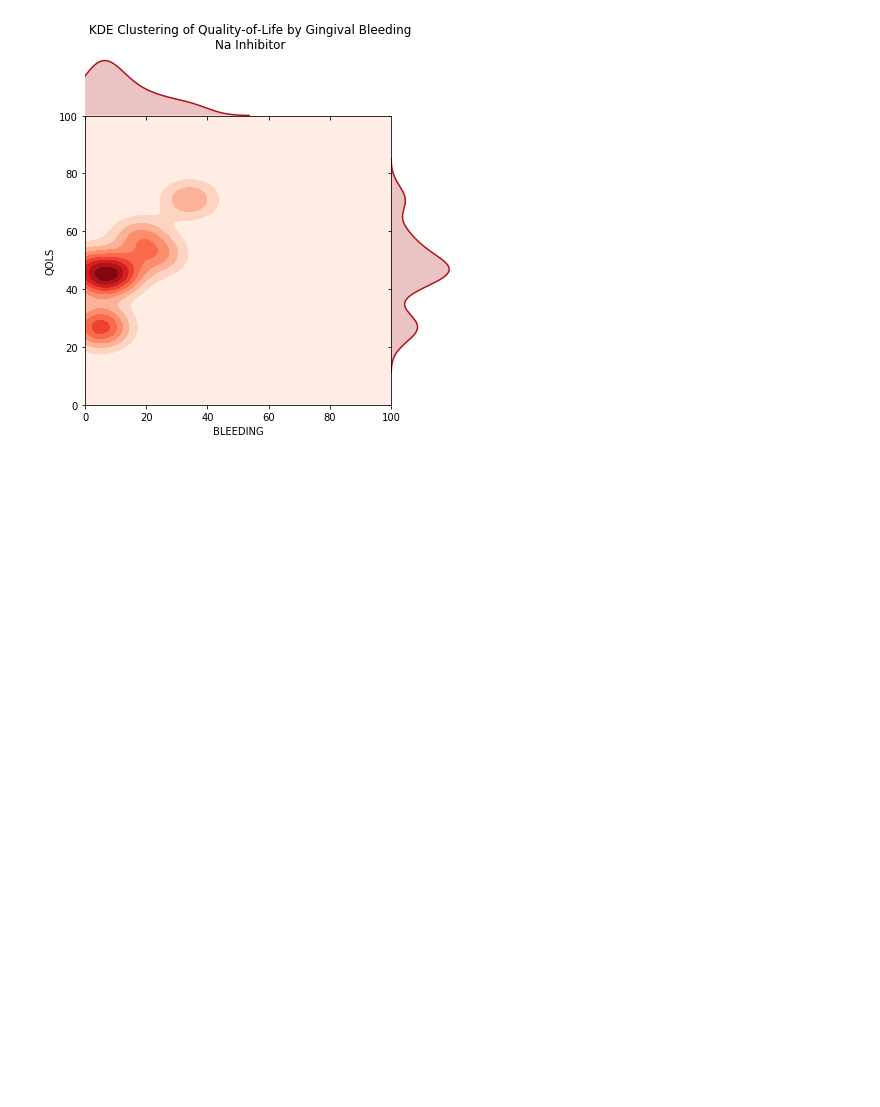
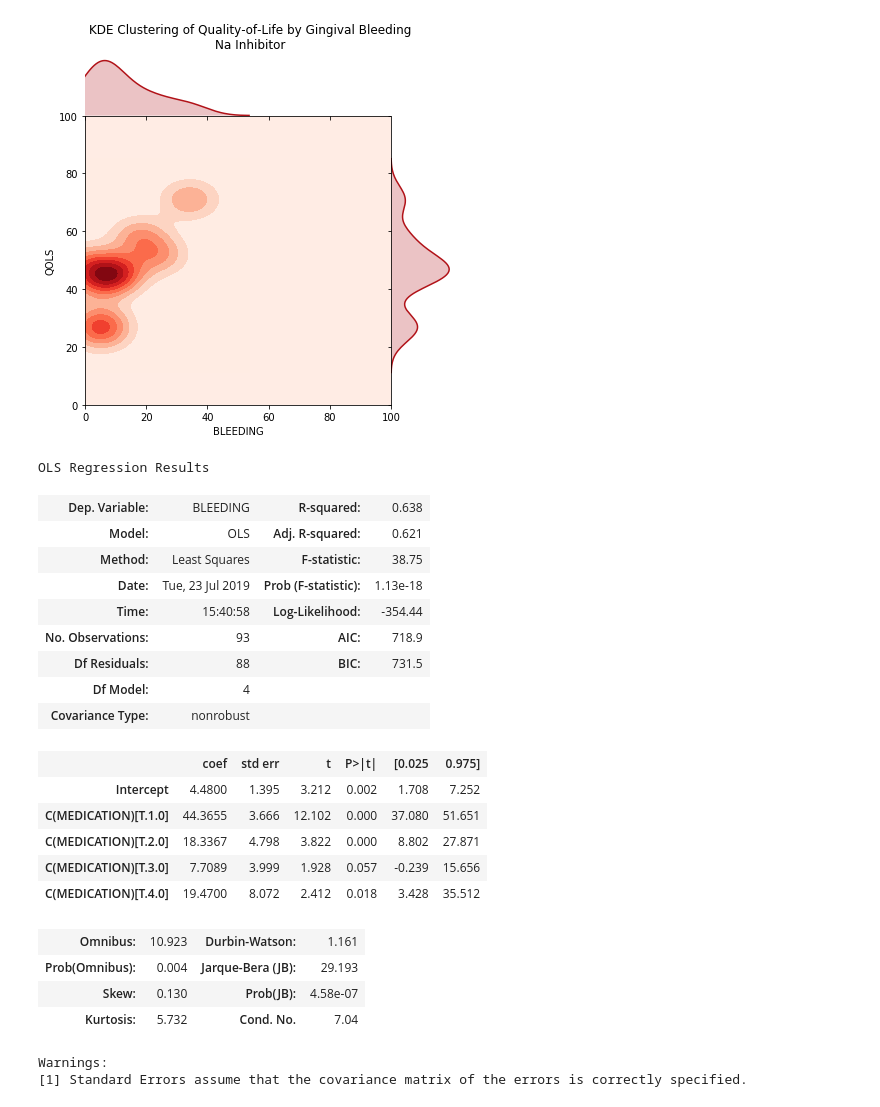
Before and after one commit to rjeveloff/JCVI_PalsyAnalysis, a Jupyter notebook: Notebooks/OtherAnalysis.ipynb, the cells around one changed output. Cells and saved outputs as stored; diff of their text form; code cells hidden in the pictures; blank space fills up the shorter version.

```diff
--- a/Notebooks/OtherAnalysis.ipynb
+++ b/Notebooks/OtherAnalysis.ipynb
@@ -122,3 +122,28 @@ for med_type in range(0,4):
 [figure]
 [figure]
 [figure]
+# %%
+smf.ols('BLEEDING ~ C(MEDICATION)', data).fit().summary()
+# %% [output]
+OLS Regression Results
+| Dep. Variable: | BLEEDING | R-squared: | 0.638 |
+| Model: | OLS | Adj. R-squared: | 0.621 |
+| Method: | Least Squares | F-statistic: | 38.75 |
+| Date: | Tue, 23 Jul 2019 | Prob (F-statistic): | 1.13e-18 |
+| Time: | 15:40:58 | Log-Likelihood: | -354.44 |
+| No. Observations: | 93 | AIC: | 718.9 |
+| Df Residuals: | 88 | BIC: | 731.5 |
+| Df Model: | 4 |  |  |
+| Covariance Type: | nonrobust |  |  |
+|  | coef | std err | t | P>|t| | [0.025 | 0.975] |
+| Intercept | 4.4800 | 1.395 | 3.212 | 0.002 | 1.708 | 7.252 |
+| C(MEDICATION)[T.1.0] | 44.3655 | 3.666 | 12.102 | 0.000 | 37.080 | 51.651 |
+| C(MEDICATION)[T.2.0] | 18.3367 | 4.798 | 3.822 | 0.000 | 8.802 | 27.871 |
+| C(MEDICATION)[T.3.0] | 7.7089 | 3.999 | 1.928 | 0.057 | -0.239 | 15.656 |
+| C(MEDICATION)[T.4.0] | 19.4700 | 8.072 | 2.412 | 0.018 | 3.428 | 35.512 |
+| Omnibus: | 10.923 | Durbin-Watson: | 1.161 |
+| Prob(Omnibus): | 0.004 | Jarque-Bera (JB): | 29.193 |
+| Skew: | 0.130 | Prob(JB): | 4.58e-07 |
+| Kurtosis: | 5.732 | Cond. No. | 7.04 |
+Warnings:
+[1] Standard Errors assume that the covariance matrix of the errors is correctly specified.
```
